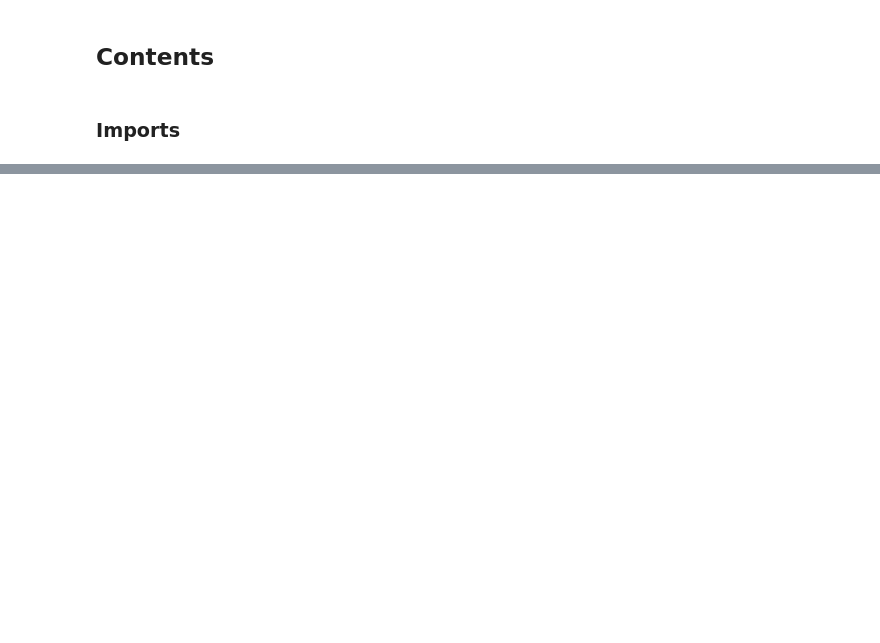
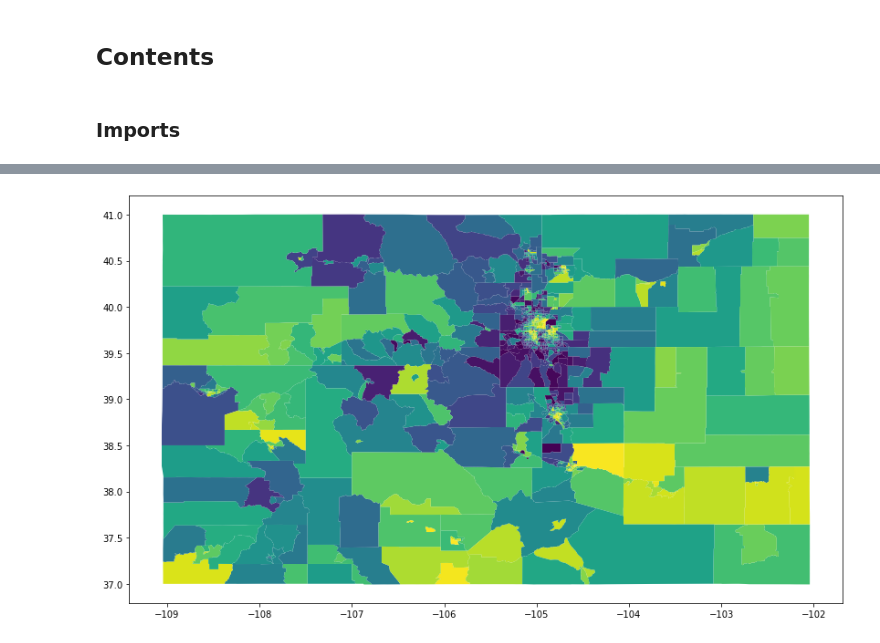
Before and after one commit to magnusbig/fema_7_lifelines, a Jupyter notebook: code/flood_zones.ipynb, the cells around one changed output, grey strips where cells are left out. Cells and saved outputs as stored; diff of their text form; code cells hidden in the pictures; blank space fills up the shorter version.

```diff
--- a/code/flood_zones.ipynb
+++ b/code/flood_zones.ipynb
@@ -59,0 +33,3 @@ base = colorado[colorado['COUNTYFP'] == '031'].plot(figsize=(14,10), cmap='virid
+# %%
+# all of Colorado
+colorado = gpd.read_file('../data/raw_data/Colorado/')
@@ -59,0 +87,8 @@ base = colorado[colorado['COUNTYFP'] == '031'].plot(figsize=(14,10), cmap='virid
+# %%
+colorado['RPL_THEMES'].replace(to_replace=-999, value=0, inplace=True)
+# %%
+# plot all of colorado
+# RPL_THEMES is the overal vulnerability index
+base = colorado.plot(figsize=(14,10), cmap='viridis', column='RPL_THEMES');
+# %% [output]
+[figure, added]
```
Also changed, not shown: parts of 59 cells of this notebook.
